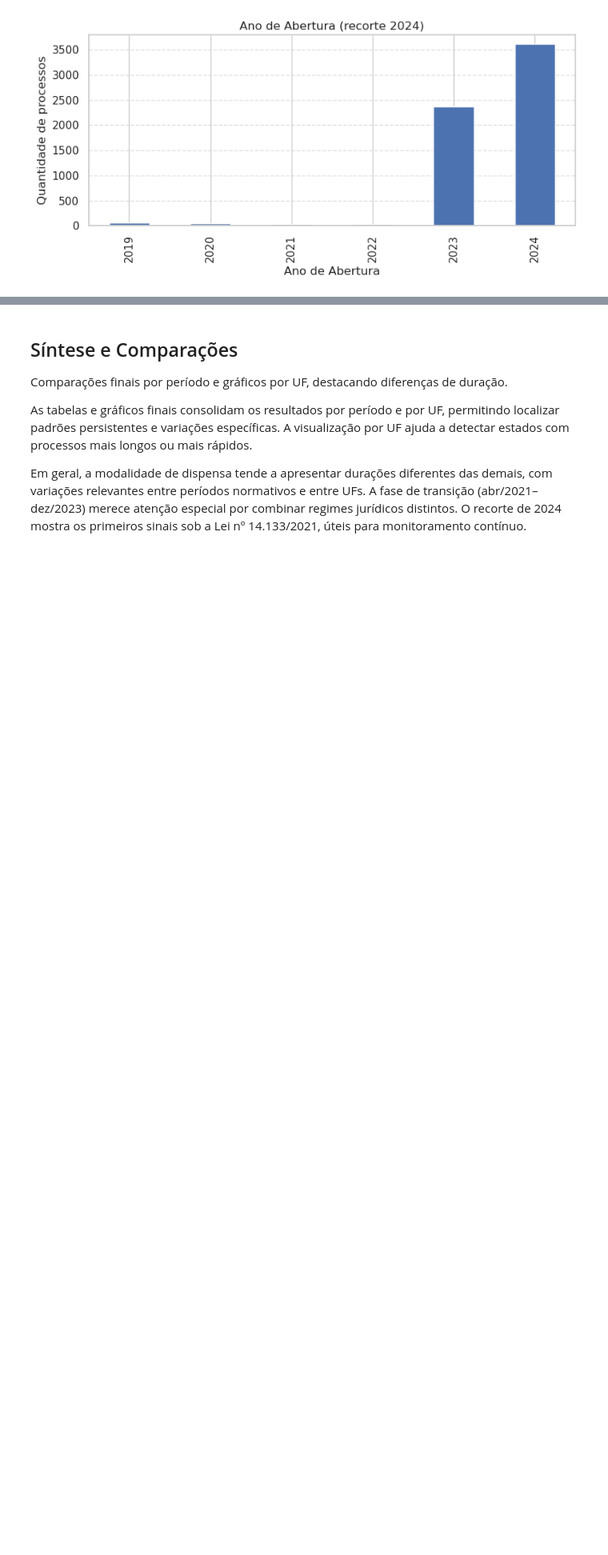
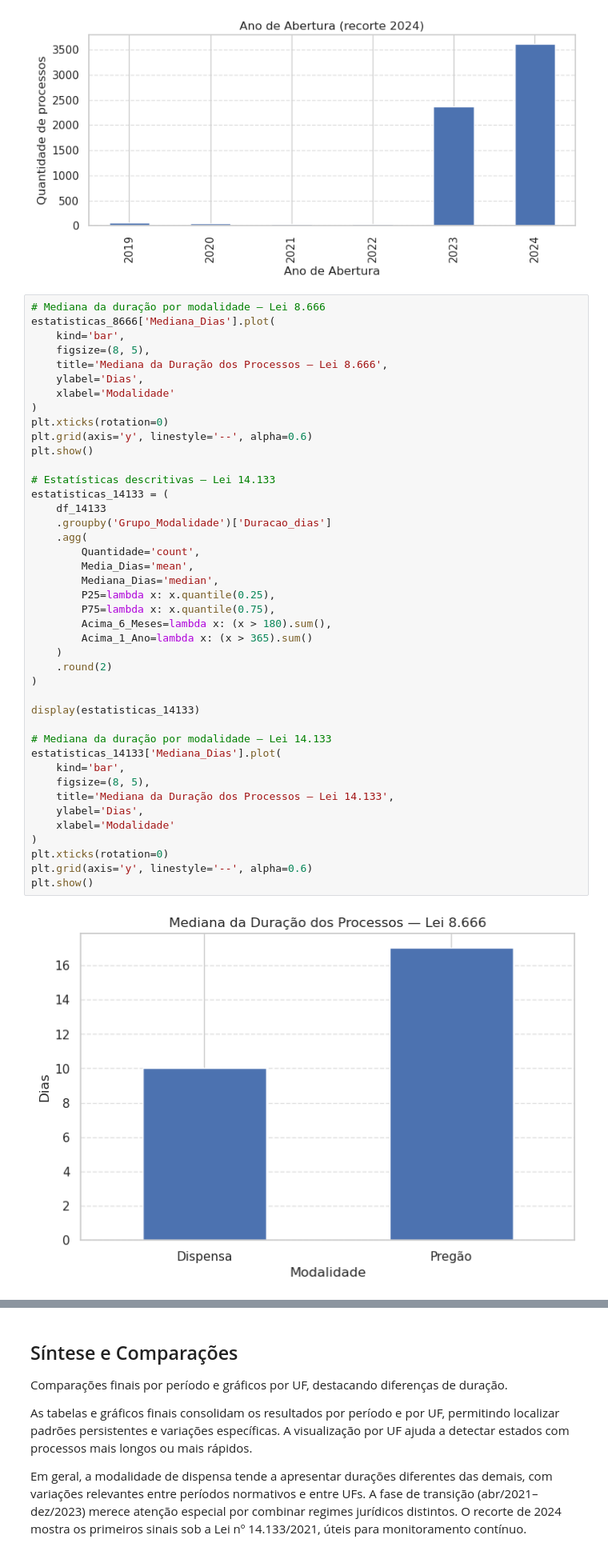
Before and after one commit to fabriciosantana/mcdia, a Jupyter notebook: 04-oec/licitacap.ipynb, the cells around one changed output, grey strips where cells are left out. Shown at 80% size. Cells and saved outputs as stored; diff of their text form; blank space fills up the shorter version.

```diff
--- a/04-oec/licitacap.ipynb
+++ b/04-oec/licitacap.ipynb
@@ -674,3 +674,47 @@ Ano_Abertura
 2021      25
 Name: count, dtype: int64
 [figure]
+# %%
+# Mediana da duração por modalidade — Lei 8.666
+estatisticas_8666['Mediana_Dias'].plot(
+    kind='bar',
+    figsize=(8, 5),
+    title='Mediana da Duração dos Processos — Lei 8.666',
+    ylabel='Dias',
+    xlabel='Modalidade'
+)
+plt.xticks(rotation=0)
+plt.grid(axis='y', linestyle='--', alpha=0.6)
+plt.show()
+
+# Estatísticas descritivas — Lei 14.133
+estatisticas_14133 = (
+    df_14133
+    .groupby('Grupo_Modalidade')['Duracao_dias']
+    .agg(
+        Quantidade='count',
+        Media_Dias='mean',
+        Mediana_Dias='median',
+        P25=lambda x: x.quantile(0.25),
+        P75=lambda x: x.quantile(0.75),
+        Acima_6_Meses=lambda x: (x > 180).sum(),
+        Acima_1_Ano=lambda x: (x > 365).sum()
+    )
+    .round(2)
+)
+
+display(estatisticas_14133)
+
+# Mediana da duração por modalidade — Lei 14.133
+estatisticas_14133['Mediana_Dias'].plot(
+    kind='bar',
+    figsize=(8, 5),
+    title='Mediana da Duração dos Processos — Lei 14.133',
+    ylabel='Dias',
+    xlabel='Modalidade'
+)
+plt.xticks(rotation=0)
+plt.grid(axis='y', linestyle='--', alpha=0.6)
+plt.show()
+# %% [output]
+[figure, added]
```
Also changed, not shown: parts of 2 cells of this notebook.
